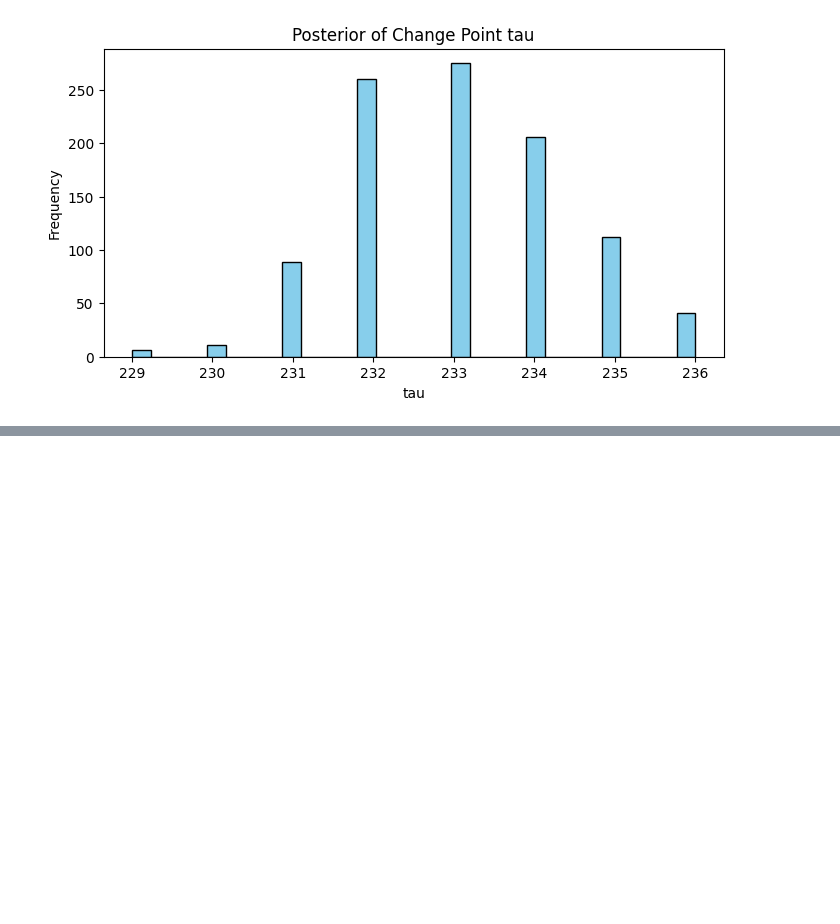
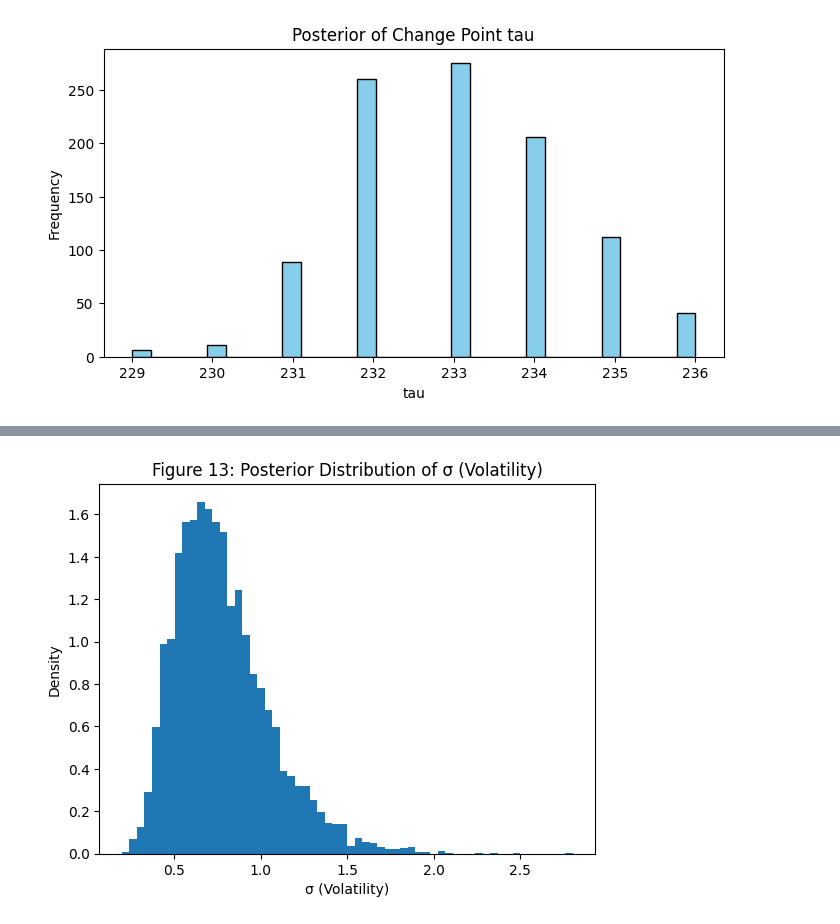
Before and after one commit to majilanIS/birhane-oil-event-impact, a Jupyter notebook: notebooks/point_modelling_and_insight_generation.ipynb, the cells around one changed output, grey strips where cells are left out. Saved outputs shown, nothing was run; the diff lists cells and outputs as text; code cells hidden in the pictures; blank space fills up the shorter version.

```diff
--- a/notebooks/point_modelling_and_insight_generation.ipynb
+++ b/notebooks/point_modelling_and_insight_generation.ipynb
@@ -234,0 +334,14 @@ plt.show()
+# %%
+#Posterior Distribution of σ (Volatility)
+import numpy as np
+import matplotlib.pyplot as plt
+np.random.seed(0)
+sigma_samples = np.random.lognormal(mean=-0.3, sigma=0.35, size=5000)
+plt.figure()
+plt.hist(sigma_samples, bins=60, density=True)
+plt.xlabel('σ (Volatility)')
+plt.ylabel('Density')
+plt.title('Figure 13: Posterior Distribution of σ (Volatility)')
+plt.show()
+# %% [output]
+[figure, added]
```
Also changed, not shown: parts of 9 cells of this notebook, 6 other files.
